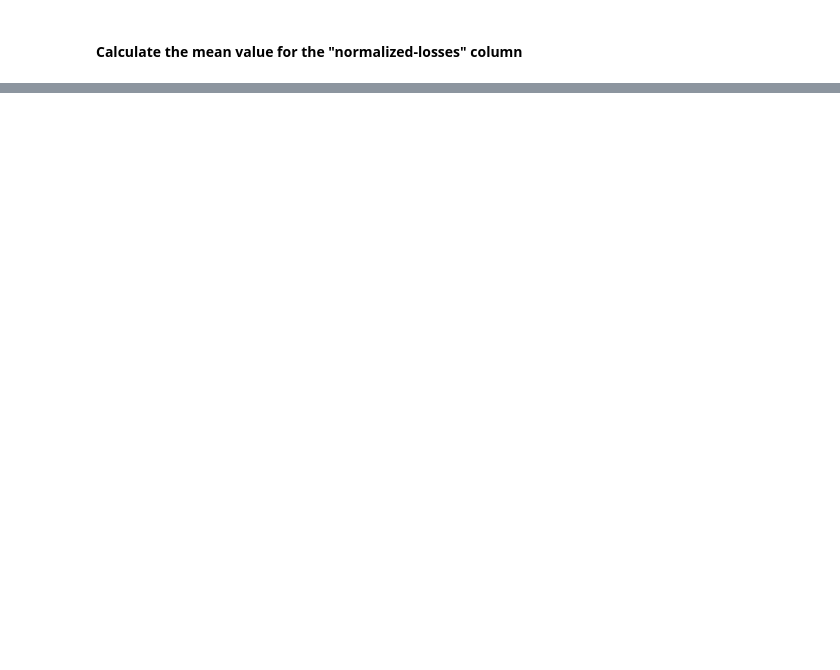
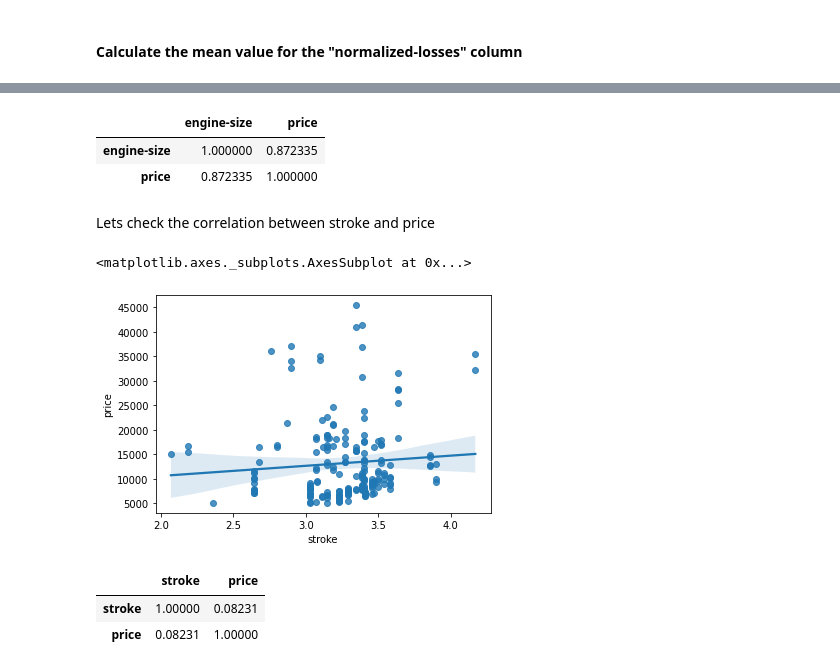
Before and after one commit to rodrigoromanguzman/Actividades_Aprendizaje-, a Jupyter notebook: semana6/module3_python_for_data_science.ipynb, the cells around one changed output, grey strips where cells are left out. Saved outputs shown, nothing was run; the diff lists cells and outputs as text; code cells hidden in the pictures; blank space fills up the shorter version.

```diff
--- a/semana6/module3_python_for_data_science.ipynb
+++ b/semana6/module3_python_for_data_science.ipynb
@@ -264,0 +97,19 @@ Text(0.5, 1.0, 'horsepower bins')
+# %%
+df[["engine-size", "price"]].corr()
+# %% [output]
+|  | engine-size | price |
+| engine-size | 1.000000 | 0.872335 |
+| price | 0.872335 | 1.000000 |
+# %% [markdown]
+<p>Lets check the correlation between stroke and price</p>
+# %%
+sns.regplot(x="stroke", y="price", data=df)
+# %% [output]
+<matplotlib.axes._subplots.AxesSubplot at 0x...>
+[figure, added]
+# %%
+ df[["stroke","price"]].corr()
+# %% [output]
+|  | stroke | price |
+| stroke | 1.00000 | 0.08231 |
+| price | 0.08231 | 1.00000 |
```
Also changed, not shown: parts of 53 cells of this notebook.
